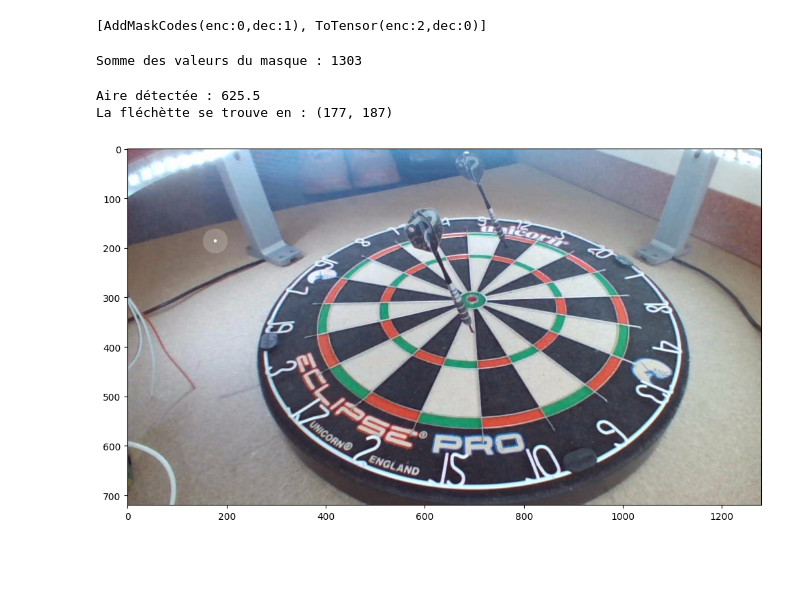
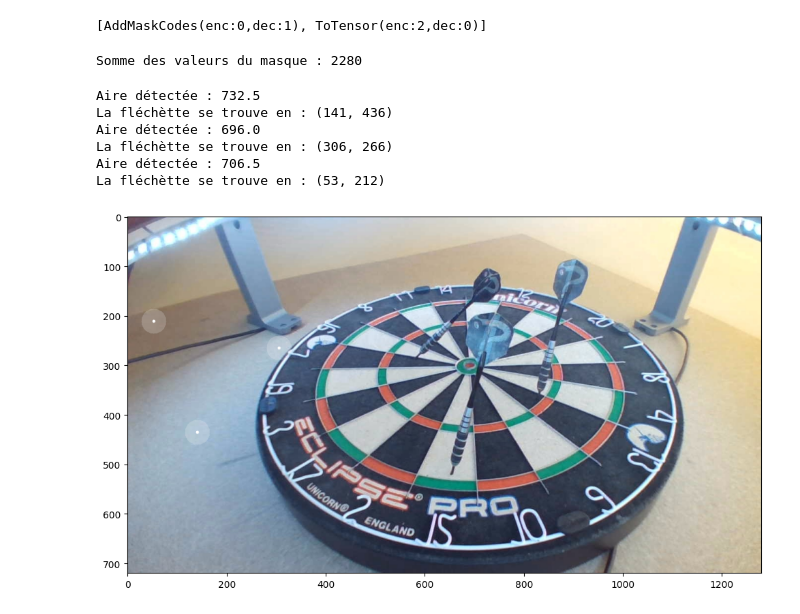
Before and after one commit to Dartsify/algorithme-de-reconnaissance, a Jupyter notebook: testing.ipynb, the cells around one changed output. Cells and saved outputs as stored; diff of their text form; code cells hidden in the pictures; blank space fills up the shorter version.

```diff
--- a/testing.ipynb
+++ b/testing.ipynb
@@ -111,5 +113,5 @@ Modèle ONNX généré avec succès !
 # %%
-path_image = 'final\\saved_images\\cam2_lancer2.jpg'
+path_image = 'final\\saved_images\\cam2_lancer3.jpg'
 # %%
 def get_x(row):
     return row['image_path']
@@ -117,7 +119,7 @@ def get_x(row):
 def get_mask(row):
     return row['mask_path']
 # %%
-learn = load_learner(r"final\\dartsify_ai_final_radius15.pkl")
+learn = load_learner(r"final\\dartsify_ai_rn34_r15_vertical.pkl")
 # %% [output]
 If you only need to load model weights and optimizer state, use the safe `Learner.load` instead.
   warn("load_learner` uses Python's insecure pickle module, which can execute malicious arbitrary code when loading. Only load files you trust.\nIf you only need to load model weights and optimizer st ...
@@ -159,21 +161,22 @@ with torch.no_grad():
 # Debug : vérifier la somme des valeurs du masque (normalement différent de 0 si il y a des points)
 print("Somme des valeurs du masque :", out[0].numpy().sum())
 # %% [output]
-Somme des valeurs du masque : 1303
+Somme des valeurs du masque : 2280
 # %%
 mask = out[0].numpy()
 
 # garder seulement la classe "Point"
 mask = (mask == 1).astype(np.uint8) * 255
+kernel = np.ones((3, 3), np.uint8)
+mask = cv2.morphologyEx(mask, cv2.MORPH_OPEN, kernel, iterations=1)
+mask = cv2.morphologyEx(mask, cv2.MORPH_CLOSE, kernel, iterations=1)
 """
 Etape post-traitement de l'image de sortie du modèle pour trouver les coordonnées de la fléchette
 et les afficher sur l'image d'origine
 """
-mask = cv2.convertScaleAbs(mask)
 
 # trouver les contours de la fléchette
 contours, _ = cv2.findContours(mask, cv2.RETR_EXTERNAL, cv2.CHAIN_APPROX_SIMPLE)
-# contours = imutils.grab_contours(contours)
 contours = [contour for contour in contours if cv2.contourArea(contour) >= 600]
 
 if not contours:
@@ -190,33 +193,37 @@ else:
 
         # if area < MIN_AREA:
         #     continue
 
         M = cv2.moments(c)
 
         if M["m00"] == 0:
             cX, cY, largeur, hauteur = cv2.boundingRect(c)
             cX, cY = cX + largeur // 2, cY + hauteur // 2
         else:
             cX = int(M["m10"] / M["m00"])
             cY = int(M["m01"] / M["m00"])
 
         print("La fléchètte se trouve en :", (cX, cY))
 
         overlay = output.copy()
 
         color = (255, 255, 255)
         cv2.circle(overlay, (cX, cY), 25, color, -1)
 
         alpha = 0.2
         cv2.addWeighted(overlay, alpha, output, 1 - alpha, 0, output)
 
         cv2.circle(output, (cX, cY), 3, color, -1)
 
     plt.figure(figsize=(12, 12))
     plt.imshow(cv2.cvtColor(output, cv2.COLOR_BGR2RGB))
     # plt.axis('off')
     plt.show()
 # %% [output]
-Aire détectée : 625.5
-La fléchètte se trouve en : (177, 187)
+Aire détectée : 732.5
+La fléchètte se trouve en : (141, 436)
+Aire détectée : 696.0
+La fléchètte se trouve en : (306, 266)
+Aire détectée : 706.5
+La fléchètte se trouve en : (53, 212)
-[figure, old version]
+[figure, new version]
```
Also changed, not shown: parts of 1 cell of this notebook, 3 other files.
